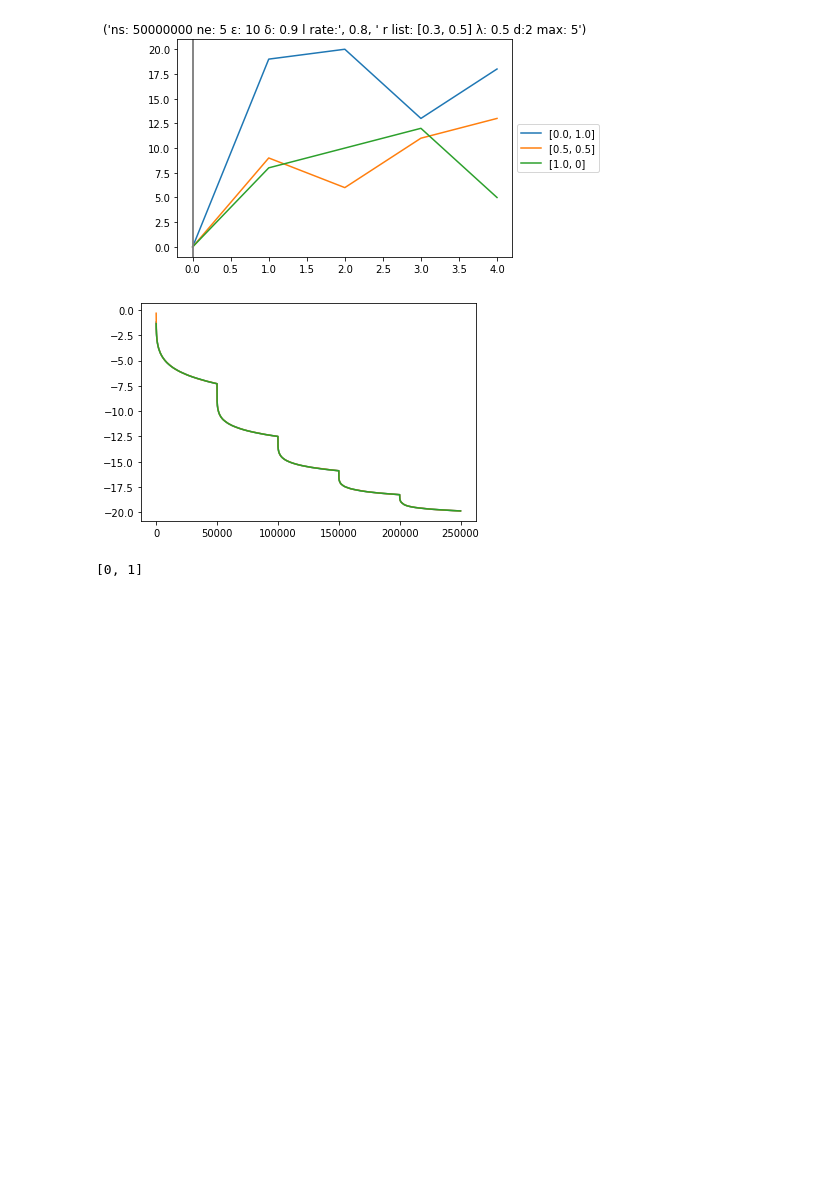
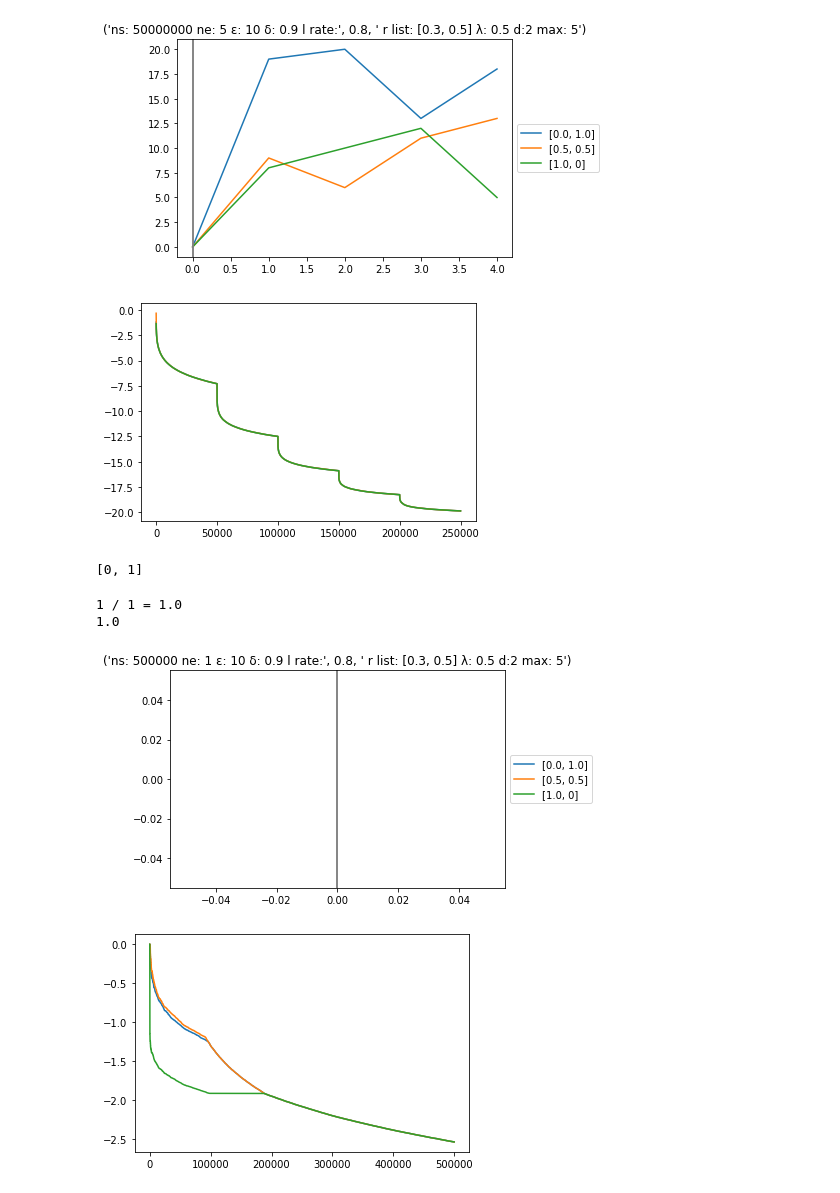
Before and after one commit to AndoniLatorreGalarraga/Q-lerning-Bernoulli, a Jupyter notebook: Python/Q_learning_benoulli.ipynb, the cells around one changed output. Cells and saved outputs as stored; diff of their text form; code cells hidden in the pictures; blank space fills up the shorter version.

```diff
--- a/Python/Q_learning_benoulli.ipynb
+++ b/Python/Q_learning_benoulli.ipynb
@@ -171,7 +171,7 @@ def qber(ns, ne, e, delta, l_rate, r_list, l, d, max_queue_length):
         for step in range(1, ns+1): #starts on 1 to avoid /0 in learning rate
 
             ###
-            if step%1000 == 999:
+            if True:# step%1000 == 999:
                 for _a in range(action_s_size):
                     qplot[_a].append(q[1, _a])
             ###
@@ -427,3 +416,31 @@ for ns, ne, e, delta, l_rate, r_list, l, d, max_queue_length in tests:
 state_space(2,5)[1]
 # %% [output]
 [0, 1]
+# %%
+tests = [
+    (
+        500000, #number of steps per episode
+        1, #number of episodes
+        10, #probability taking a random action
+        0.9, #discount factor
+        0.8, #learning rate
+        [0.3, 0.5], #list of the server rates
+        0.5, #lambda
+        2, #d
+        5 #max_queue_length
+    )
+]
+
+count = 1
+T = len(tests)
+for ns, ne, e, delta, l_rate, r_list, l, d, max_queue_length in tests:
+    print(count, '/', T, '=', count/T)
+    qplot = qber(ns, ne, e, delta, l_rate, r_list, l, d, max_queue_length)
+    count += 1
+    for _q in qplot:
+        plt.plot(_q)
+# %% [output]
+1 / 1 = 1.0
+1.0
+[figure, added]
+[figure, added]
```
Also changed, not shown: parts of 1 cell of this notebook, 7 other files.
